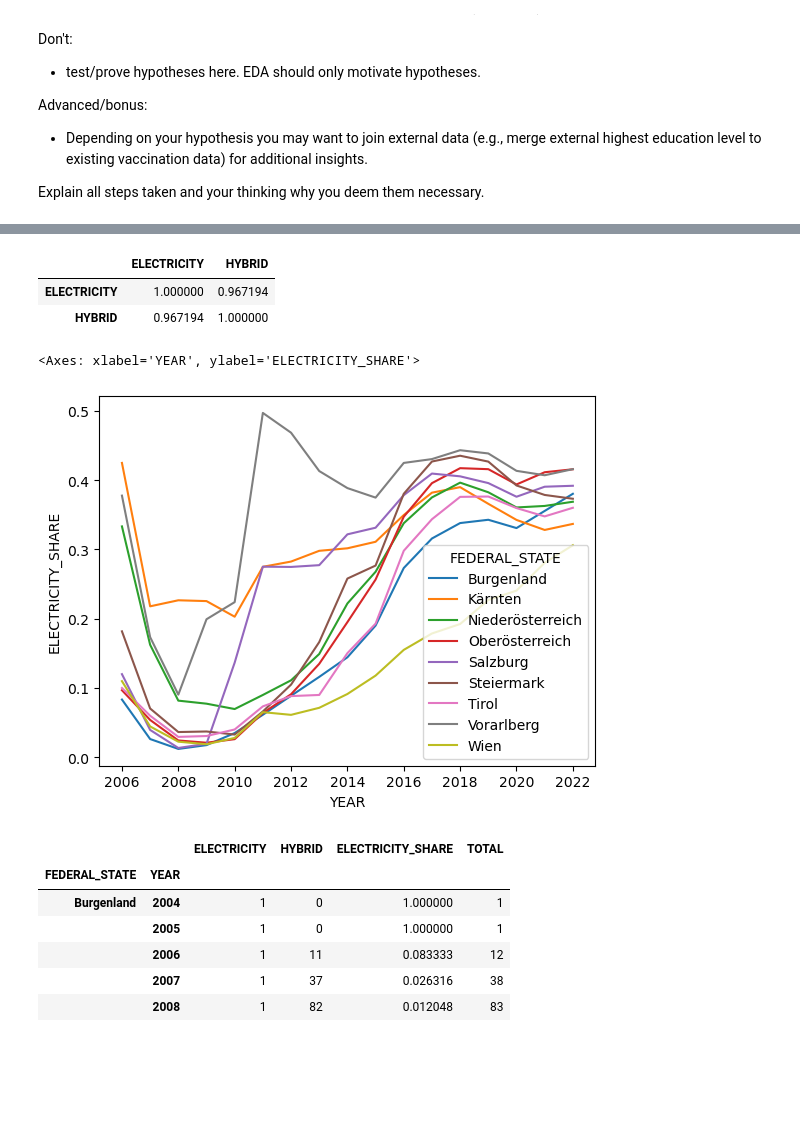
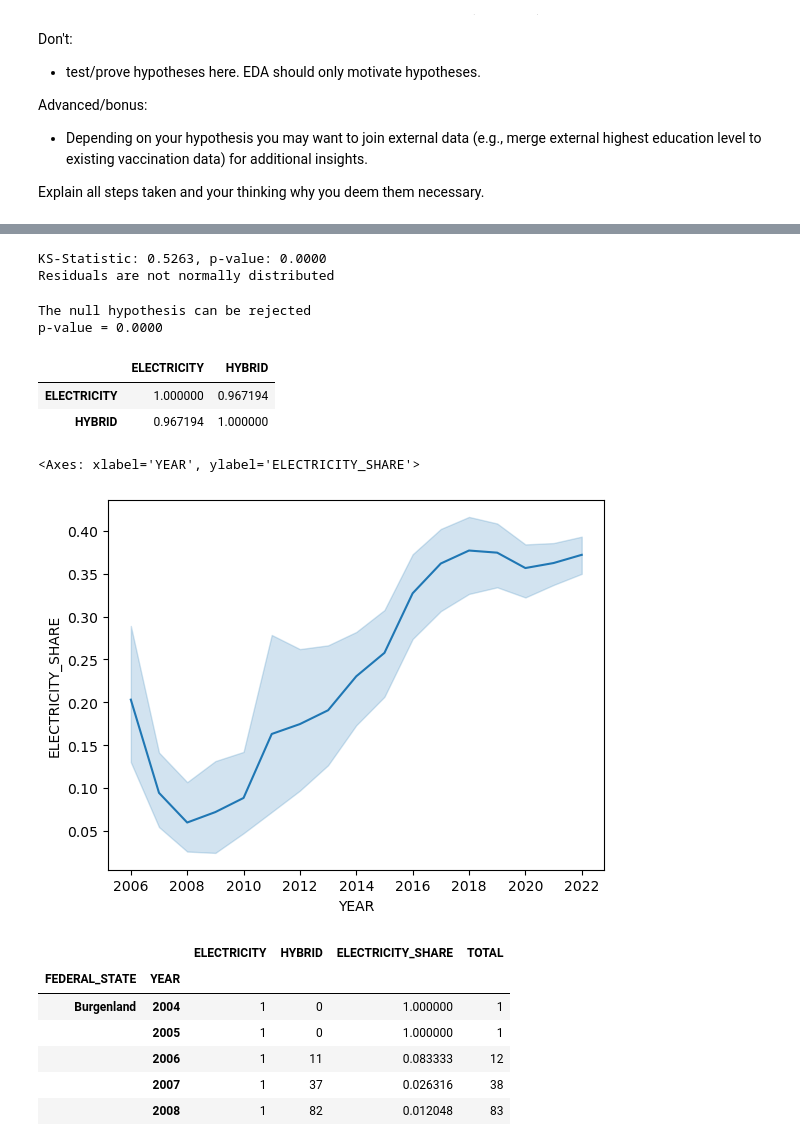
Before and after one commit to dannytheairish/fhtw-data-engineering, a Jupyter notebook: Pkw-Samuel_Oberhofer.ipynb, the cells around one changed output, grey strips where cells are left out. Cells and saved outputs as stored; diff of their text form; code cells hidden in the pictures; blank space fills up the shorter version.

Commit message:
whole lot of stats...

```diff
--- a/Pkw-Samuel_Oberhofer.ipynb
+++ b/Pkw-Samuel_Oberhofer.ipynb
@@ -130,8 +150,11 @@ electro_2022
 # Columns NUTS1, NUTS2, NUTS3, DISTRICT_CODE, SUB_DISTRICT_CODE are redundant with FEDERAL_STATE, so we drop them. REF_YEAR is always 2022, so we drop it as well
 electro_2022.drop(columns=['NUTS1', 'NUTS2', 'NUTS3', 'DISTRICT_CODE', 'SUB_DISTRICT_CODE', 'REF_YEAR'], inplace=True)
 
+
 #export
 electro_2022.to_csv('electro_2022.csv')
+
+electro_2022['BOTH'] = electro_2022['ELECTRICITY'] + electro_2022['HYBRID']
 # %% [output]
 [figure]
 # %% [markdown]
@@ -161,3 +265,26 @@ plt.xticks(rotation=45);
+# %%
+# Kolmogorov-Smirnov test to check if residuals are normally distributed
+from scipy.stats import kstest
+residuals = y - monoExp(x, *popt)
+ks_statistic, p_value = kstest(residuals, 'norm')
+print(f"KS-Statistic: {ks_statistic:.4f}, p-value: {p_value:.4f}")
+if p_value < 0.05:
+    print("Residuals are not normally distributed")
+# %% [output]
+KS-Statistic: 0.5263, p-value: 0.0000
+Residuals are not normally distributed
+# %%
+# check if y is exponential with chi² test
+from scipy.stats import chisquare
+expected = monoExp(x, *popt)
+_, pvalue = chisquare(y, expected)
+alpha = 0.01
+if pvalue < alpha:
+    print("The null hypothesis can be rejected")
+    print(f"p-value = {pvalue:.4f}")
+# %% [output]
+The null hypothesis can be rejected
+p-value = 0.0000
 # %%
 #correlate electricity with hybrid
 #color=,
@@ -172,12 +299,12 @@ electro_2022.corr()
 # %%
 #share of fully electric per federal state
 electro_2022['ELECTRICITY_SHARE'] = electro_2022['ELECTRICITY'] / (electro_2022['ELECTRICITY'] + electro_2022['HYBRID'])
 
 #plot over time only from 2006 onwards
-sns.lineplot(data=electro_2022.loc[(slice(None), slice(2006, None)), :], x='YEAR', y='ELECTRICITY_SHARE', hue='FEDERAL_STATE')
+sns.lineplot(data=electro_2022.loc[(slice(None), slice(2006, None)), :], x='YEAR', y='ELECTRICITY_SHARE')
 # %% [output]
 <Axes: xlabel='YEAR', ylabel='ELECTRICITY_SHARE'>
-[figure, old version]
+[figure, new version]
 # %%
 #Number of electric and hybrid vehicles is strongly correlated with a correlation coefficient of 0.97, so we sum them up to get the total number of electric and hybrid vehicles
 electro_2022['TOTAL'] = electro_2022['ELECTRICITY'] + electro_2022['HYBRID']
```
Also changed, not shown: parts of 8 cells of this notebook.
